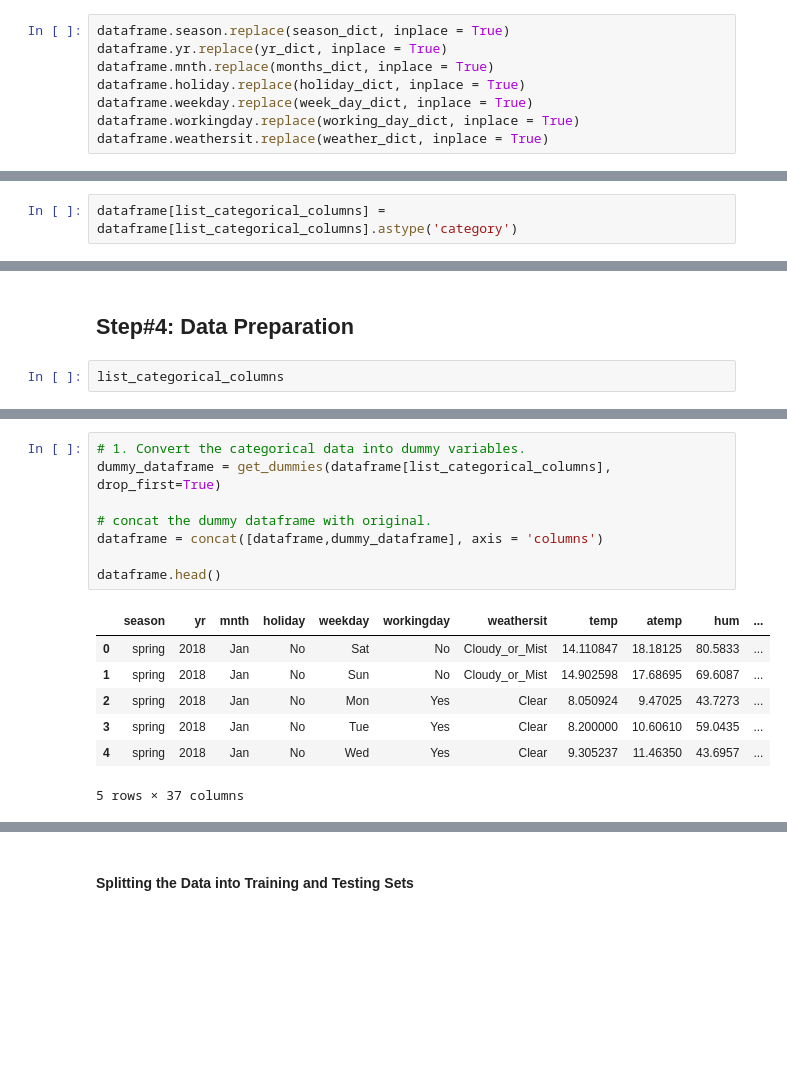
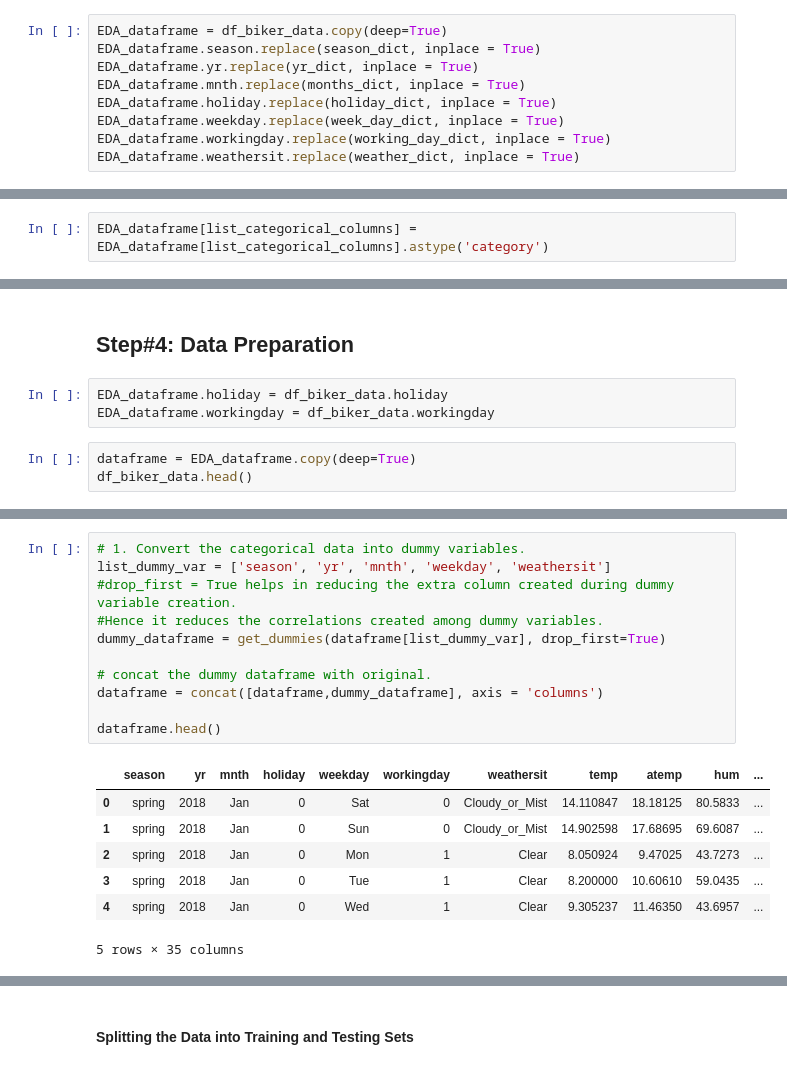
Before and after one commit to abhi-alone/Bike_sharing_case_study, a Jupyter notebook: Biker_Assignment_Case_Study.ipynb, the cells around one changed output, grey strips where cells are left out. Saved outputs shown, nothing was run; the diff lists cells and outputs as text; blank space fills up the shorter version.

```diff
--- a/Biker_Assignment_Case_Study.ipynb
+++ b/Biker_Assignment_Case_Study.ipynb
@@ -122,10 +111,11 @@ week_day_dict = {0:'Sun',1:'Mon',2:'Tue',3:'Wed',4:'Thurs',5:'Fri',6:'Sat'}
 working_day_dict = {0: 'No', 1:'Yes'}
 weather_dict = {1:'Clear',2:'Cloudy_or_Mist',3:'Light_Rain_or_Snow',4:'Heavy_Rain_or_Snow'}
 # %%
-dataframe.season.replace(season_dict, inplace = True)
-dataframe.yr.replace(yr_dict, inplace = True)
-dataframe.mnth.replace(months_dict, inplace = True)
-dataframe.holiday.replace(holiday_dict, inplace = True)
-dataframe.weekday.replace(week_day_dict, inplace = True)
-dataframe.workingday.replace(working_day_dict, inplace = True)
-dataframe.weathersit.replace(weather_dict, inplace = True)
+EDA_dataframe = df_biker_data.copy(deep=True)
+EDA_dataframe.season.replace(season_dict, inplace = True)
+EDA_dataframe.yr.replace(yr_dict, inplace = True)
+EDA_dataframe.mnth.replace(months_dict, inplace = True)
+EDA_dataframe.holiday.replace(holiday_dict, inplace = True)
+EDA_dataframe.weekday.replace(week_day_dict, inplace = True)
+EDA_dataframe.workingday.replace(working_day_dict, inplace = True)
+EDA_dataframe.weathersit.replace(weather_dict, inplace = True)
@@ -138,5 +123,5 @@ dataframe.columns.to_series().groupby(dataframe.dtypes).groups
 list_categorical_columns = ['season', 'yr', 'mnth', 'holiday', 'weekday', 'workingday', 'weathersit']
 list_numerical_columns = ['temp', 'atemp', 'hum', 'windspeed', 'cnt']
 # %%
-dataframe[list_categorical_columns] = dataframe[list_categorical_columns].astype('category')
+EDA_dataframe[list_categorical_columns] = EDA_dataframe[list_categorical_columns].astype('category')
 # %%
@@ -214,5 +207,9 @@ univ_count_Plot('workingday', 'cnt', "Season", "Total Users Count", "Total numbe
 # %% [markdown]
 ## Step#4: Data Preparation
+# %%
+EDA_dataframe.holiday = df_biker_data.holiday
+EDA_dataframe.workingday = df_biker_data.workingday
 # %%
-list_categorical_columns
+dataframe = EDA_dataframe.copy(deep=True)
+df_biker_data.head()
 # %% [output]
@@ -220,19 +222,22 @@ list_categorical_columns
 # %%
 # 1. Convert the categorical data into dummy variables.
-dummy_dataframe = get_dummies(dataframe[list_categorical_columns], drop_first=True)
+list_dummy_var = ['season', 'yr', 'mnth', 'weekday', 'weathersit']
+#drop_first = True helps in reducing the extra column created during dummy variable creation.
+#Hence it reduces the correlations created among dummy variables.
+dummy_dataframe = get_dummies(dataframe[list_dummy_var], drop_first=True)
 
 # concat the dummy dataframe with original.
 dataframe = concat([dataframe,dummy_dataframe], axis = 'columns')
 
 dataframe.head()
 # %% [output]
 |  | season | yr | mnth | holiday | weekday | workingday | weathersit | temp | atemp | hum | ... |
-| 0 | spring | 2018 | Jan | No | Sat | No | Cloudy_or_Mist | 14.110847 | 18.18125 | 80.5833 | ... |
-| 1 | spring | 2018 | Jan | No | Sun | No | Cloudy_or_Mist | 14.902598 | 17.68695 | 69.6087 | ... |
-| 2 | spring | 2018 | Jan | No | Mon | Yes | Clear | 8.050924 | 9.47025 | 43.7273 | ... |
-| 3 | spring | 2018 | Jan | No | Tue | Yes | Clear | 8.200000 | 10.60610 | 59.0435 | ... |
-| 4 | spring | 2018 | Jan | No | Wed | Yes | Clear | 9.305237 | 11.46350 | 43.6957 | ... |
+| 0 | spring | 2018 | Jan | 0 | Sat | 0 | Cloudy_or_Mist | 14.110847 | 18.18125 | 80.5833 | ... |
+| 1 | spring | 2018 | Jan | 0 | Sun | 0 | Cloudy_or_Mist | 14.902598 | 17.68695 | 69.6087 | ... |
+| 2 | spring | 2018 | Jan | 0 | Mon | 1 | Clear | 8.050924 | 9.47025 | 43.7273 | ... |
+| 3 | spring | 2018 | Jan | 0 | Tue | 1 | Clear | 8.200000 | 10.60610 | 59.0435 | ... |
+| 4 | spring | 2018 | Jan | 0 | Wed | 1 | Clear | 9.305237 | 11.46350 | 43.6957 | ... |
-5 rows × 37 columns
+5 rows × 35 columns
 # %%
 print("The shape of the dataset is {} rows and {} columns.".format(dataframe.shape[0],dataframe.shape[1]))
 # %% [output]
```
Also changed, not shown: parts of 63 cells of this notebook, 2 other files.
